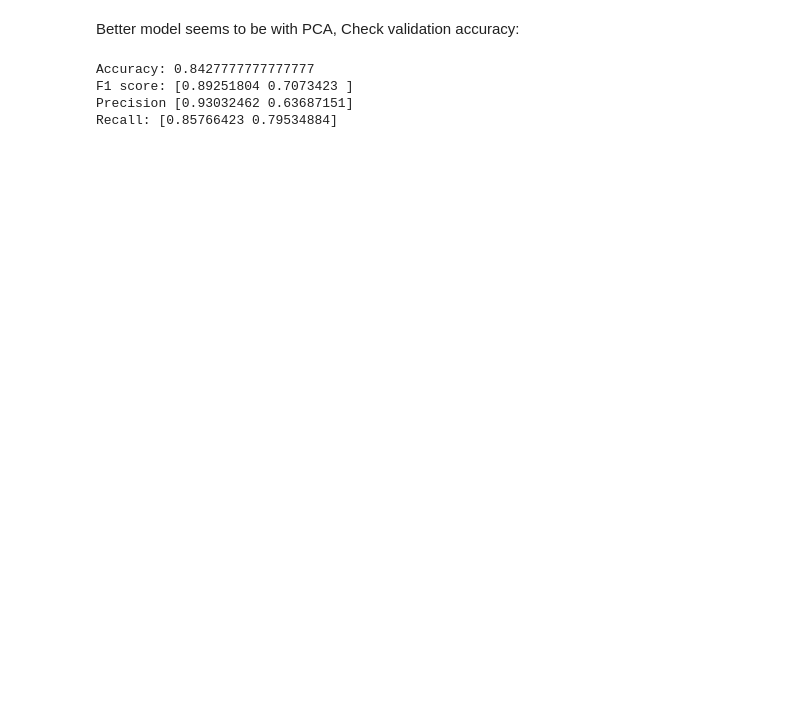
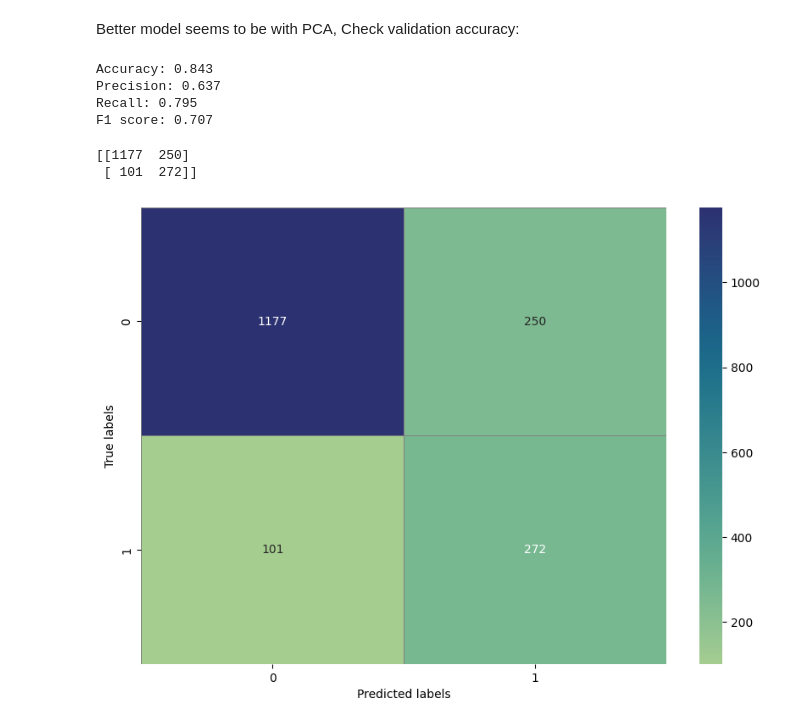
Before and after one commit to piyashib/Eye-Blink-Detector, a Jupyter notebook: ModelEyeBlinkDetector.ipynb, the cells around one changed output. Drawn from its saved outputs; the diff is of its cells as text; code cells hidden in the pictures; blank space fills up the shorter version.

```diff
--- a/ModelEyeBlinkDetector.ipynb
+++ b/ModelEyeBlinkDetector.ipynb
@@ -93,7 +104,6 @@ plt.show()
 [figure]
 # %%
 #separate supervised and unsupervised
-
-Cz_train_S_PC = Cz_train_PC[0:1800,:]
-Cz_train_US_PC = Cz_train_PC[1800:,:]
+Cz_train_labeled_PC = Cz_train_PC[0:1800,:]
+Cz_train_unlabeled_PC = Cz_train_PC[1800:,:]
 # %%
@@ -248,19 +261,31 @@ sns.lineplot(data=Cz_train_US_joined_df,x= 'time', y='mapped_label')
 Better model seems to be with PCA,
 Check validation accuracy:
 # %%
-[feature_names, Cz_val_features] = createFeatures(Cz_val, Fs)
+[feature_names, Cz_val_features] = createFeatures(Cz_val, sampling_freq)
 Cz_val_scaled = feature_scaler.transform(Cz_val_features)
 Cz_val_PC = pca_trained.transform(Cz_val_scaled)
 
 Cz_val_predictions = kmeans.predict(Cz_val_PC)
-val_mapped_labels = np.vectorize(mapping.get)(Cz_val_predictions).reshape(Cz_val_predictions.shape[0],1)
+val_mapped_labels = np.vectorize(mapping.get)(Cz_val_predictions).reshape(Cz_val_predictions.shape[0],1).flatten()
 
 print("Accuracy:", accuracy_score(Cz_val_Labels, val_mapped_labels))
 print("F1 score:", f1_score(Cz_val_Labels, val_mapped_labels, average=None))
 print("Precision", precision_score(Cz_val_Labels, val_mapped_labels, average=None))
 print("Recall:", recall_score(Cz_val_Labels, val_mapped_labels, average=None))
 # %% [output]
-Accuracy: 0.8427777777777777
-F1 score: [0.89251804 0.7073423 ]
-Precision [0.93032462 0.63687151]
-Recall: [0.85766423 0.79534884]
+Accuracy: 0.843
+Precision: 0.637
+Recall: 0.795
+F1 score: 0.707
+# %%
+print(conf_mat_supervised)
+
+plt.figure(figsize=(10, 7))
+sns.heatmap(conf_mat_supervised, annot=True, fmt='d', cmap='crest', linewidths=0.5, linecolor='grey')
+plt.xlabel('Predicted labels')
+plt.ylabel('True labels')
+plt.show()
+# %% [output]
+[[1177  250]
+ [ 101  272]]
+[figure, added]
```
Also changed, not shown: parts of 14 cells of this notebook, 2 other files.
